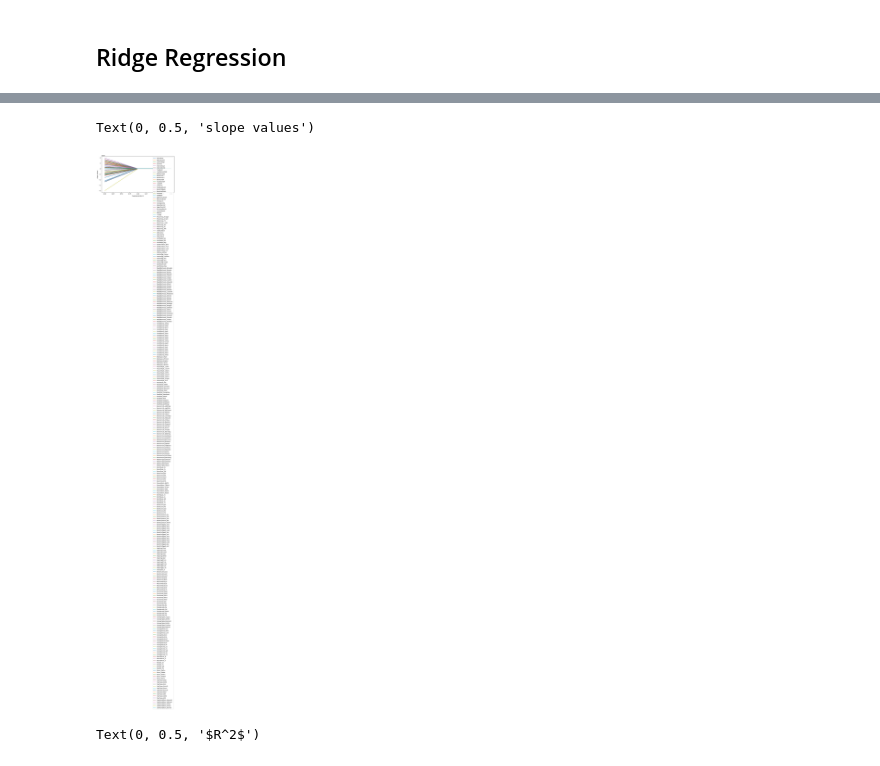
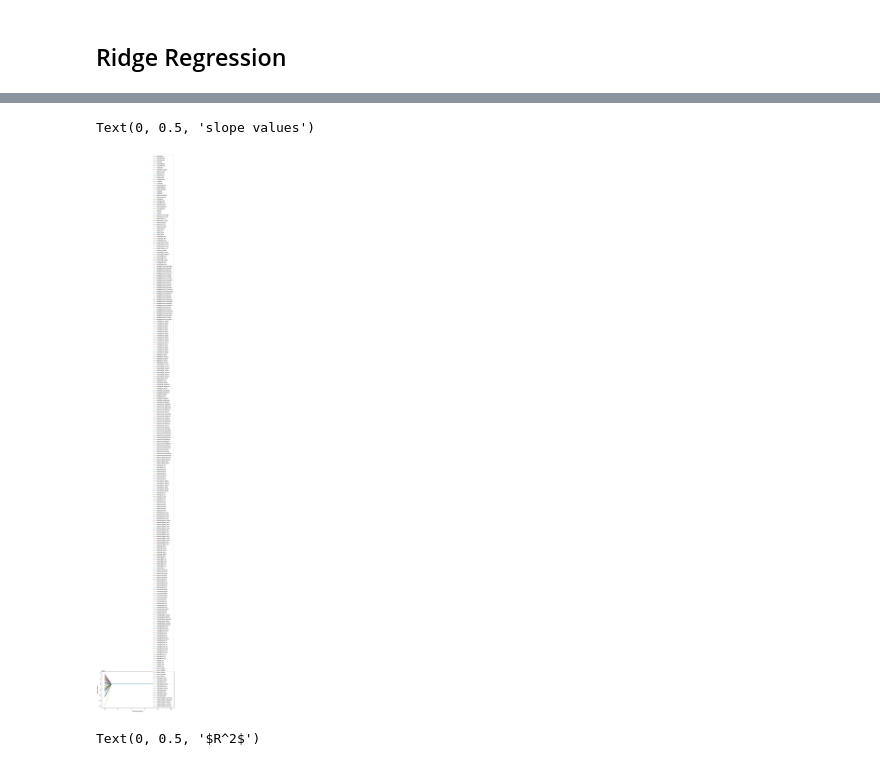
Before and after one commit to ersdanforth/ames_housing, a Jupyter notebook: linear_models.ipynb, the cells around one changed output, grey strips where cells are left out. Drawn from its saved outputs; the diff is of its cells as text; code cells hidden in the pictures.

```diff
--- a/linear_models.ipynb
+++ b/linear_models.ipynb
@@ -321,4 +322,5 @@ features_scaled.head()
 # %%
 X = features_scaled
 y = price
+log_y = log_price
 # %%
@@ -344,0 +358,10 @@ Average R-squared score: 0.8915080114578405
+# %%
+params = {
+    "alpha": arange(0, 10, 1)
+}
+
+gs = GridSearchCV(ridge, params, scoring='r2', cv=kfold)
+gs.fit(X_train, y_train)
+
+print(gs.best_params_)
+print(gs.score(X_test, y_test))
@@ -344,0 +371,10 @@ Average R-squared score: 0.8915080114578405
+# %%
+params = {
+    "alpha": arange(8, 10, .1)
+}
+
+gs = GridSearchCV(ridge, params, scoring='r2', cv=kfold)
+gs.fit(X_train, y_train)
+
+print(gs.best_params_)
+print(gs.score(X_test, y_test))
@@ -345,5 +384,5 @@ Average R-squared score: 0.8915080114578405
 # %%
-alphas = np.arange(0, 3)
+alphas = np.arange(0, 11)
 coefs = []
 scores = []
 for alpha in alphas:
@@ -362,13 +403,18 @@ coefs.head()
 # %%
-plt.rcParams["figure.figsize"] = (10, 5)
+# something is wrong here
+# why is the grid search returning 9 as the optimum alpha?
+# why are all coefficients going to 0?
+# why is R^2 increasing instead of decreasing?
+
+plt.rcParams['figure.figsize'] = (10,5)
 for name in coefs.columns:
     plt.plot(coefs.index, coefs[name], label=name)
-plt.legend()
-plt.xlabel(r"hyperparameter $\lambda$")
-plt.ylabel(r"slope values")
+plt.legend(loc=4)
+plt.xlabel(r'hyperparameter $\lambda$')
+plt.ylabel(r'slope values')
 # %% [output]
 Text(0, 0.5, 'slope values')
-[figure, old version]
+[figure, new version]
 # %%
 plt.plot(alphas, scores, c="b", label=r"$R^2$")
 plt.legend(loc=1)
```
Also changed, not shown: parts of 81 cells of this notebook, 3 other files.
